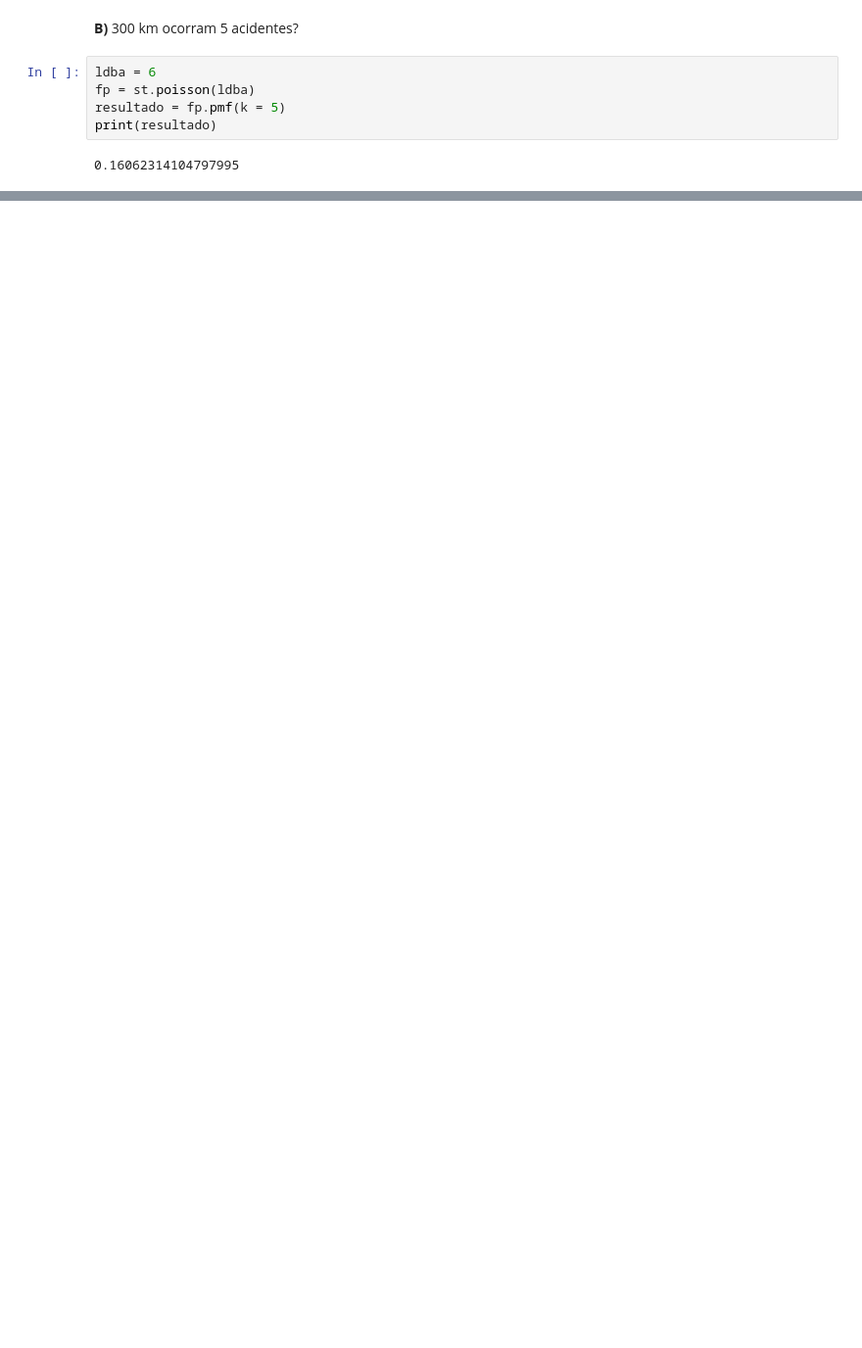
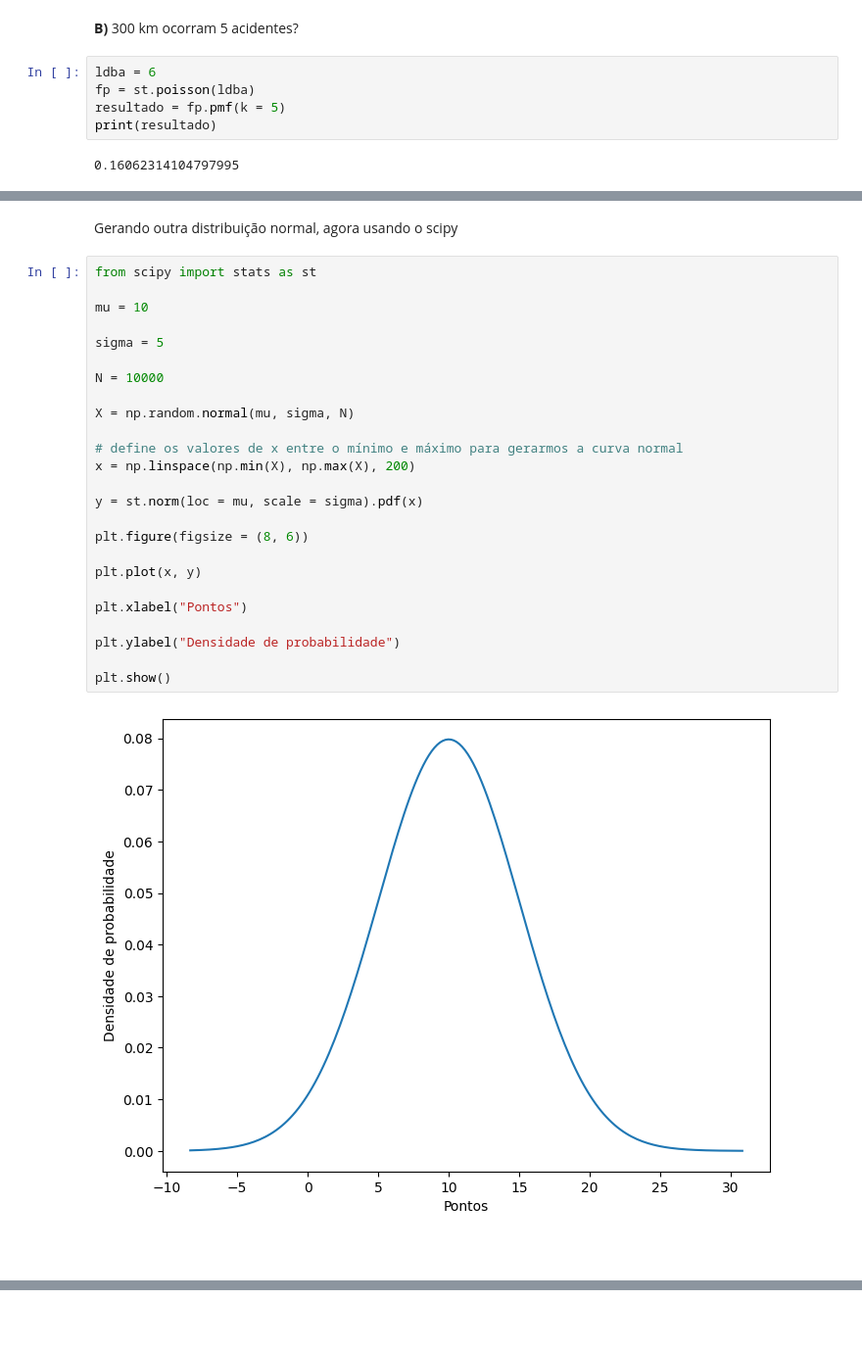
Before and after one commit to RSAmanda/Ada_iFood_Mod05_Estatistica_1, a Jupyter notebook: Aulas.ipynb, the cells around one changed output, grey strips where cells are left out. Shown at 98% size. Drawn from its saved outputs; the diff is of its cells as text; blank space fills up the shorter version.

```diff
--- a/Aulas.ipynb
+++ b/Aulas.ipynb
@@ -1574,0 +1678,31 @@ print(resultado)
+# %% [markdown]
+Gerando outra distribuição normal, agora usando o scipy
+# %%
+from scipy import stats as st
+
+mu = 10
+
+sigma = 5
+
+N = 10000
+
+X = np.random.normal(mu, sigma, N)
+
+# define os valores de x entre o mínimo e máximo para gerarmos a curva normal
+x = np.linspace(np.min(X), np.max(X), 200)
+
+y = st.norm(loc = mu, scale = sigma).pdf(x)
+
+plt.figure(figsize = (8, 6))
+
+plt.plot(x, y)
+
+plt.xlabel("Pontos")
+
+plt.ylabel("Densidade de probabilidade")
+
+plt.show()
+# %% [output]
+[figure, added]
+# %% [markdown]
+##
```
Also changed, not shown: parts of 120 cells of this notebook.
